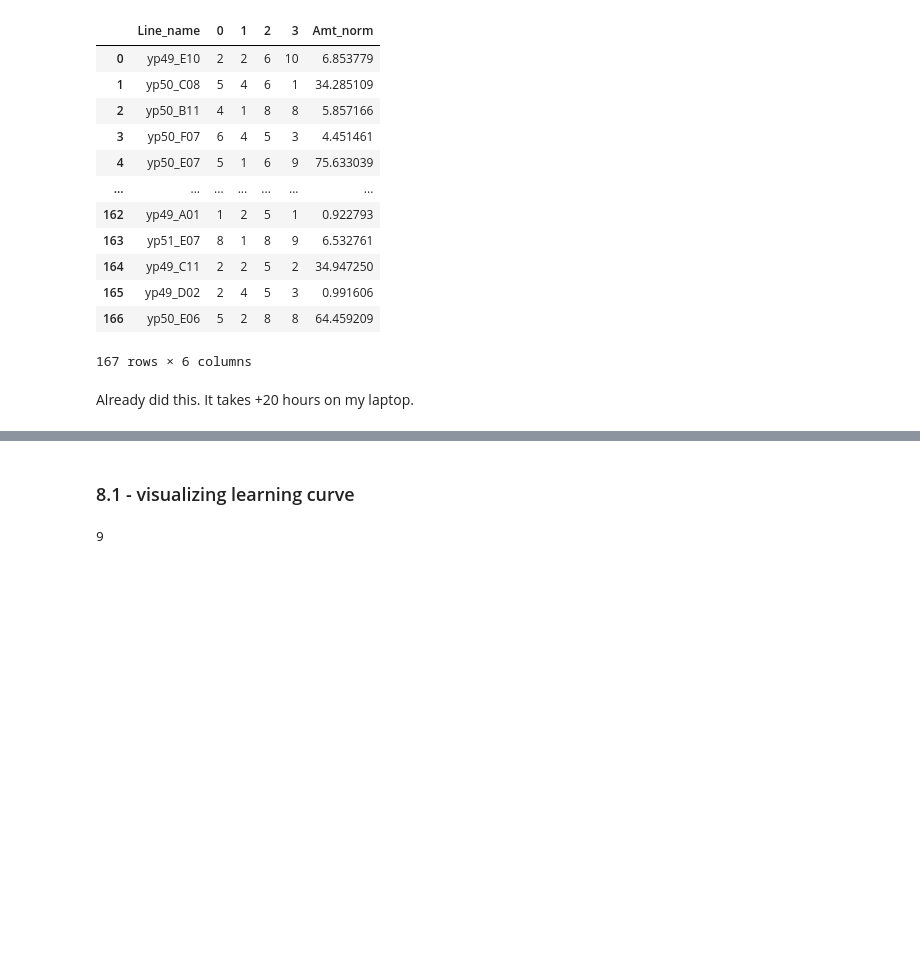
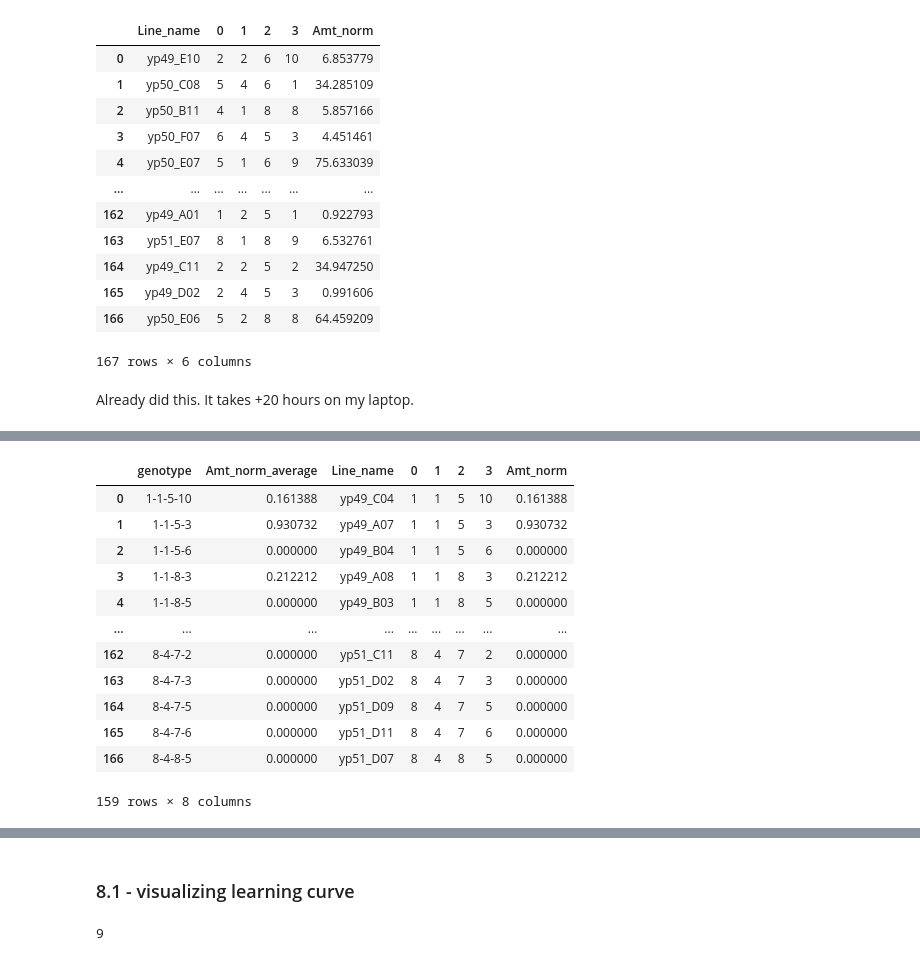
Before and after one commit to hiyama341/teemi, a Jupyter notebook: colab_notebooks/07_1_LEARN_DataAnalysis.ipynb, the cells around one changed output, grey strips where cells are left out. Drawn from its saved outputs; the diff is of its cells as text; code cells hidden in the pictures; blank space fills up the shorter version.

```diff
--- a/colab_notebooks/07_1_LEARN_DataAnalysis.ipynb
+++ b/colab_notebooks/07_1_LEARN_DataAnalysis.ipynb
@@ -713,0 +708,8 @@ Already did this. It takes +20 hours on my laptop.
+# %%
+genotype_strings = new_input_for_ml[['0', '1','2', '3']].astype(str)
+genotype_strings["genotype"] = genotype_strings[['0', '1','2', '3']].agg('-'.join, axis=1)
+genotype_list = genotype_strings["genotype"].to_list()
+ml_input = new_input_for_ml.copy()
+
+ml_input['genotype'] = genotype_list
+ml_input
@@ -713,0 +730,24 @@ Already did this. It takes +20 hours on my laptop.
+# %%
+ml_input_grouped = pd.DataFrame(ml_input.groupby('genotype').mean()).reset_index()
+
+ml_input_grouped = ml_input_grouped[['genotype','Amt_norm']]
+ml_input_grouped.columns = ['genotype', 'Amt_norm_average' ]
+
+ml_input_grouped_merged = ml_input_grouped.merge(ml_input, on=['genotype'],  how='inner' )
+bool_series = ml_input_grouped_merged.duplicated(subset='genotype', keep='first')
+ml_input_grouped_merged_wo_duplicates = ml_input_grouped_merged[~bool_series]
+ml_input_grouped_merged_wo_duplicates
+# %% [output]
+|  | genotype | Amt_norm_average | Line_name | 0 | 1 | 2 | 3 | Amt_norm |
+| 0 | 1-1-5-10 | 0.161388 | yp49_C04 | 1 | 1 | 5 | 10 | 0.161388 |
+| 1 | 1-1-5-3 | 0.930732 | yp49_A07 | 1 | 1 | 5 | 3 | 0.930732 |
+| 2 | 1-1-5-6 | 0.000000 | yp49_B04 | 1 | 1 | 5 | 6 | 0.000000 |
+| 3 | 1-1-8-3 | 0.212212 | yp49_A08 | 1 | 1 | 8 | 3 | 0.212212 |
+| 4 | 1-1-8-5 | 0.000000 | yp49_B03 | 1 | 1 | 8 | 5 | 0.000000 |
+| ... | ... | ... | ... | ... | ... | ... | ... | ... |
+| 162 | 8-4-7-2 | 0.000000 | yp51_C11 | 8 | 4 | 7 | 2 | 0.000000 |
+| 163 | 8-4-7-3 | 0.000000 | yp51_D02 | 8 | 4 | 7 | 3 | 0.000000 |
+| 164 | 8-4-7-5 | 0.000000 | yp51_D09 | 8 | 4 | 7 | 5 | 0.000000 |
+| 165 | 8-4-7-6 | 0.000000 | yp51_D11 | 8 | 4 | 7 | 6 | 0.000000 |
+| 166 | 8-4-8-5 | 0.000000 | yp51_D07 | 8 | 4 | 8 | 5 | 0.000000 |
+159 rows × 8 columns
```
Also changed, not shown: parts of 12 cells of this notebook.
